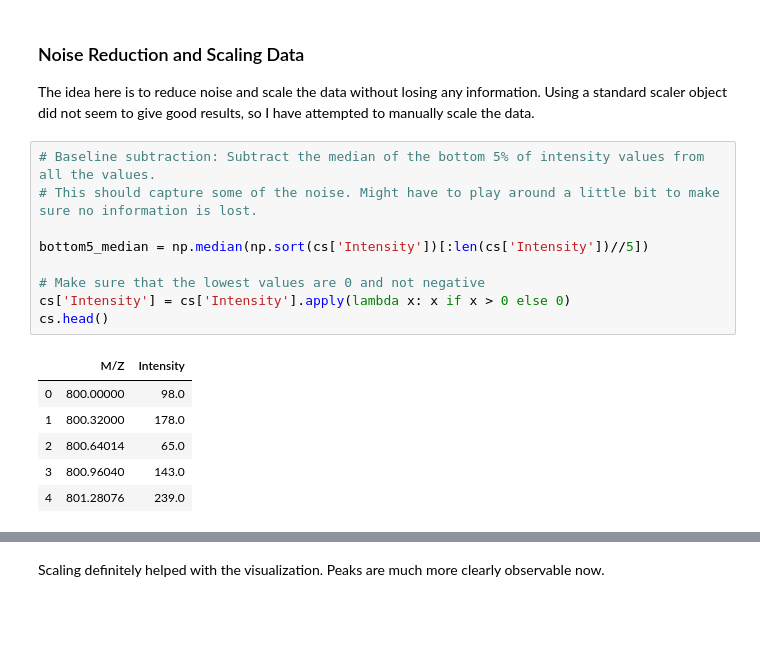
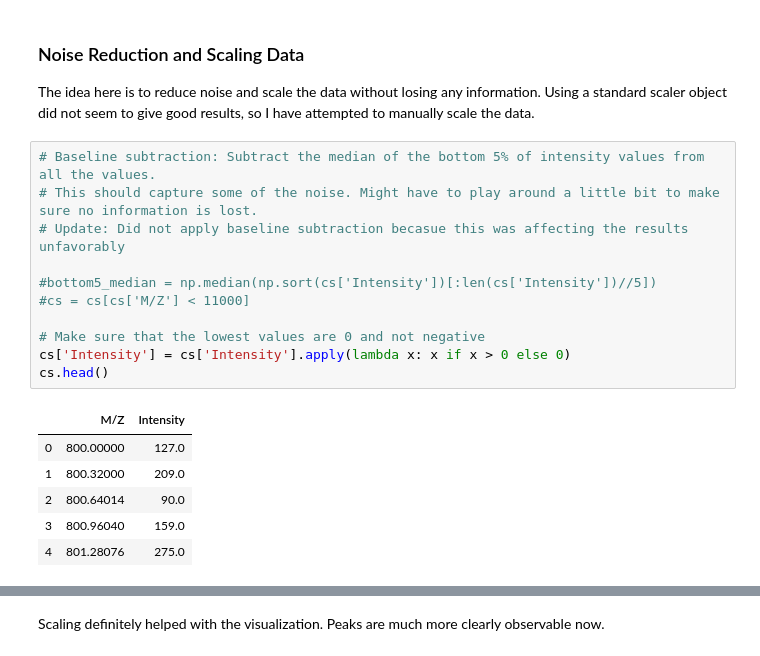
Before and after one commit to s-mushnoori/diagnosing-pancreatic-cancer, a Jupyter notebook: diagnosing-pancreatic-cancer.ipynb, the cells around one changed output, grey strips where cells are left out. Drawn from its saved outputs; the diff is of its cells as text; blank space fills up the shorter version.

```diff
--- a/diagnosing-pancreatic-cancer.ipynb
+++ b/diagnosing-pancreatic-cancer.ipynb
@@ -119,19 +120,21 @@ The idea here is to reduce noise and scale the data without losing any informati
 # %%
 # Baseline subtraction: Subtract the median of the bottom 5% of intensity values from all the values.
 # This should capture some of the noise. Might have to play around a little bit to make sure no information is lost.
+# Update: Did not apply baseline subtraction becasue this was affecting the results unfavorably
 
-bottom5_median = np.median(np.sort(cs['Intensity'])[:len(cs['Intensity'])//5])
+#bottom5_median = np.median(np.sort(cs['Intensity'])[:len(cs['Intensity'])//5])
+#cs = cs[cs['M/Z'] < 11000]
 
 # Make sure that the lowest values are 0 and not negative
 cs['Intensity'] = cs['Intensity'].apply(lambda x: x if x > 0 else 0)
 cs.head()
 # %% [output]
 |  | M/Z | Intensity |
-| 0 | 800.00000 | 98.0 |
-| 1 | 800.32000 | 178.0 |
-| 2 | 800.64014 | 65.0 |
-| 3 | 800.96040 | 143.0 |
-| 4 | 801.28076 | 239.0 |
+| 0 | 800.00000 | 127.0 |
+| 1 | 800.32000 | 209.0 |
+| 2 | 800.64014 | 90.0 |
+| 3 | 800.96040 | 159.0 |
+| 4 | 801.28076 | 275.0 |
 # %%
 # Rescaling: Divide all the values by the highest intensity value
 cs['Intensity'] = cs['Intensity'] / np.max(cs['Intensity'])
```
Also changed, not shown: parts of 24 cells of this notebook, 1 other file.
